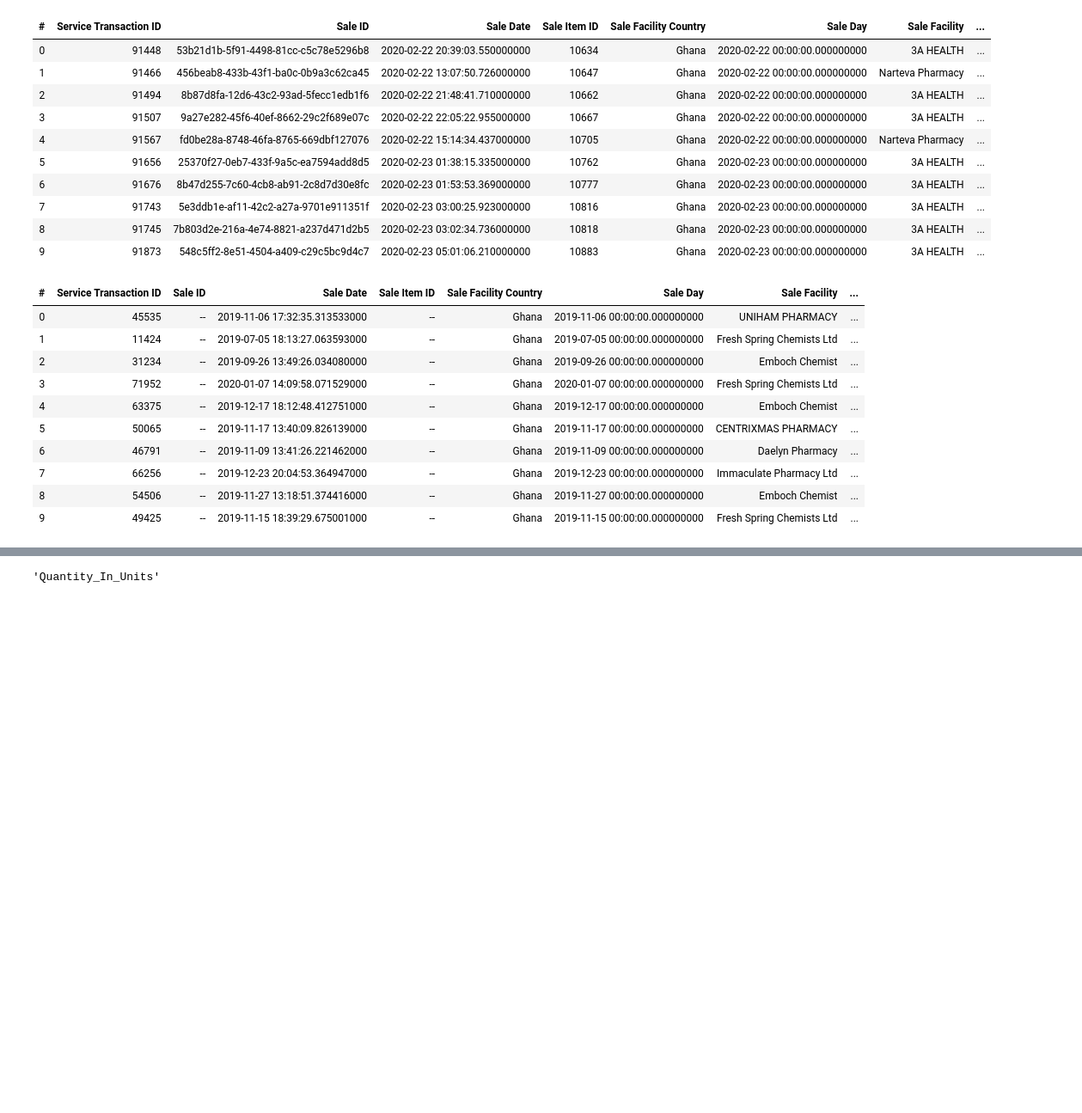
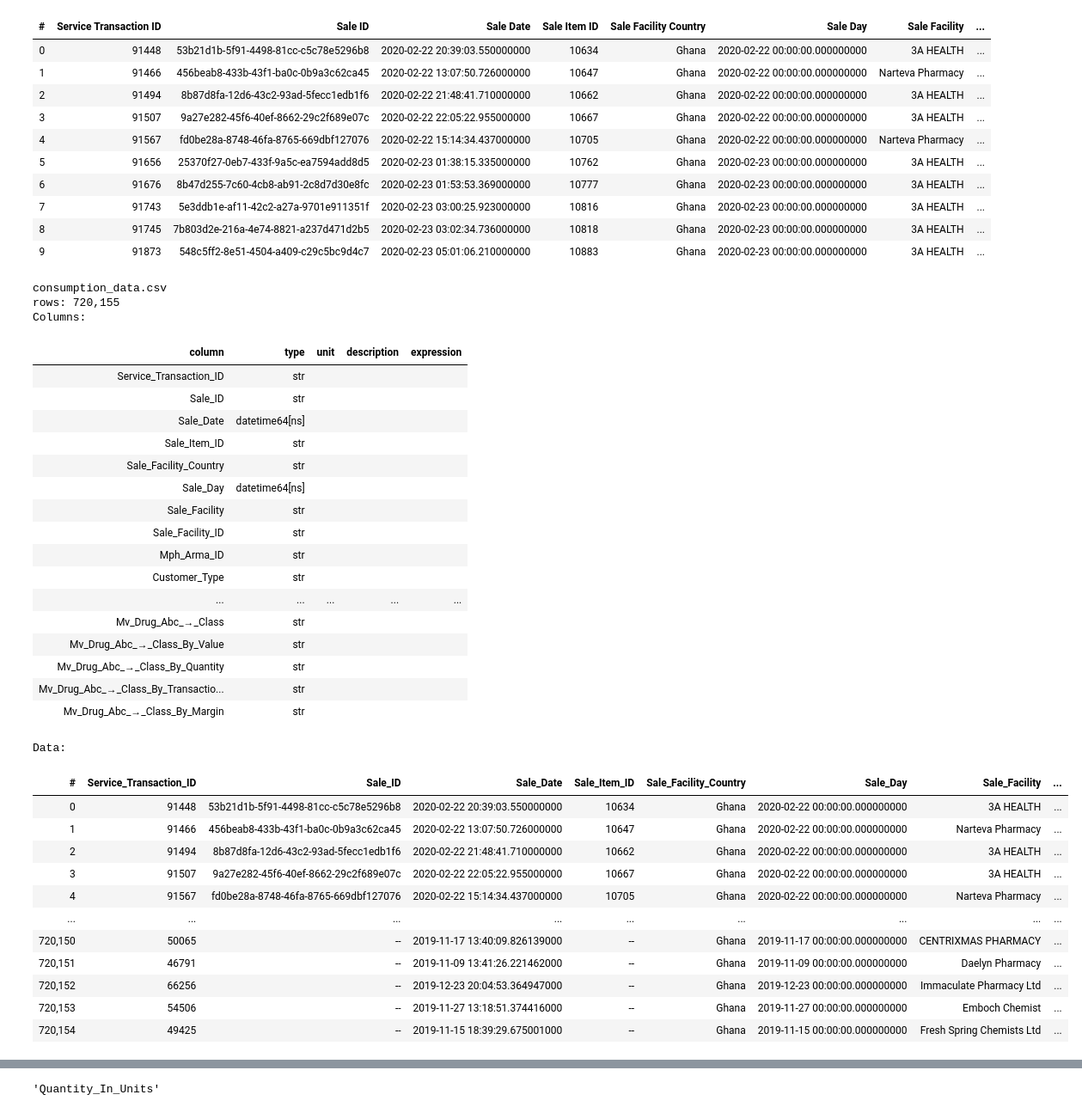
Before and after one commit to DreKwasi/time_series, a Jupyter notebook: Consumption_Data_Analysis.ipynb, the cells around one changed output, grey strips where cells are left out. Shown at 86% size. Saved outputs shown, nothing was run; the diff lists cells and outputs as text; code cells hidden in the pictures; blank space fills up the shorter version.

```diff
--- a/Consumption_Data_Analysis.ipynb
+++ b/Consumption_Data_Analysis.ipynb
@@ -116,7 +37,6 @@ Wall time: 205 ms
 # %%
 # Viewing Data
 display(data.head())
-display(data.tail())
 # %% [output]
 | # | Service Transaction ID | Sale ID | Sale Date | Sale Item ID | Sale Facility Country | Sale Day | Sale Facility | ... |
 | 0 | 91448 | 53b21d1b-5f91-4498-81cc-c5c78e5296b8 | 2020-02-22 20:39:03.550000000 | 10634 | Ghana | 2020-02-22 00:00:00.000000000 | 3A HEALTH | ... |
@@ -129,17 +49,6 @@ display(data.tail())
 | 7 | 91743 | 5e3ddb1e-af11-42c2-a27a-9701e911351f | 2020-02-23 03:00:25.923000000 | 10816 | Ghana | 2020-02-23 00:00:00.000000000 | 3A HEALTH | ... |
 | 8 | 91745 | 7b803d2e-216a-4e74-8821-a237d471d2b5 | 2020-02-23 03:02:34.736000000 | 10818 | Ghana | 2020-02-23 00:00:00.000000000 | 3A HEALTH | ... |
 | 9 | 91873 | 548c5ff2-8e51-4504-a409-c29c5bc9d4c7 | 2020-02-23 05:01:06.210000000 | 10883 | Ghana | 2020-02-23 00:00:00.000000000 | 3A HEALTH | ... |
-| # | Service Transaction ID | Sale ID | Sale Date | Sale Item ID | Sale Facility Country | Sale Day | Sale Facility | ... |
-| 0 | 45535 | -- | 2019-11-06 17:32:35.313533000 | -- | Ghana | 2019-11-06 00:00:00.000000000 | UNIHAM PHARMACY | ... |
-| 1 | 11424 | -- | 2019-07-05 18:13:27.063593000 | -- | Ghana | 2019-07-05 00:00:00.000000000 | Fresh Spring Chemists Ltd | ... |
-| 2 | 31234 | -- | 2019-09-26 13:49:26.034080000 | -- | Ghana | 2019-09-26 00:00:00.000000000 | Emboch Chemist | ... |
-| 3 | 71952 | -- | 2020-01-07 14:09:58.071529000 | -- | Ghana | 2020-01-07 00:00:00.000000000 | Fresh Spring Chemists Ltd | ... |
-| 4 | 63375 | -- | 2019-12-17 18:12:48.412751000 | -- | Ghana | 2019-12-17 00:00:00.000000000 | Emboch Chemist | ... |
-| 5 | 50065 | -- | 2019-11-17 13:40:09.826139000 | -- | Ghana | 2019-11-17 00:00:00.000000000 | CENTRIXMAS PHARMACY | ... |
-| 6 | 46791 | -- | 2019-11-09 13:41:26.221462000 | -- | Ghana | 2019-11-09 00:00:00.000000000 | Daelyn Pharmacy | ... |
-| 7 | 66256 | -- | 2019-12-23 20:04:53.364947000 | -- | Ghana | 2019-12-23 00:00:00.000000000 | Immaculate Pharmacy Ltd | ... |
-| 8 | 54506 | -- | 2019-11-27 13:18:51.374416000 | -- | Ghana | 2019-11-27 00:00:00.000000000 | Emboch Chemist | ... |
-| 9 | 49425 | -- | 2019-11-15 18:39:29.675001000 | -- | Ghana | 2019-11-15 00:00:00.000000000 | Fresh Spring Chemists Ltd | ... |
 # %%
 # Place all Column Names in a List
 col_names = data.get_column_names()
@@ -150,3 +58,39 @@ for i in col_names:
+# %%
+data.info()
+# %% [output]
+consumption_data.csv
+rows: 720,155
+Columns:
+| column | type | unit | description | expression |
+| Service_Transaction_ID | str |  |  |  |
+| Sale_ID | str |  |  |  |
+| Sale_Date | datetime64[ns] |  |  |  |
+| Sale_Item_ID | str |  |  |  |
+| Sale_Facility_Country | str |  |  |  |
+| Sale_Day | datetime64[ns] |  |  |  |
+| Sale_Facility | str |  |  |  |
+| Sale_Facility_ID | str |  |  |  |
+| Mph_Arma_ID | str |  |  |  |
+| Customer_Type | str |  |  |  |
+| ... | ... | ... | ... | ... |
+| Mv_Drug_Abc_→_Class | str |  |  |  |
+| Mv_Drug_Abc_→_Class_By_Value | str |  |  |  |
+| Mv_Drug_Abc_→_Class_By_Quantity | str |  |  |  |
+| Mv_Drug_Abc_→_Class_By_Transactio... | str |  |  |  |
+| Mv_Drug_Abc_→_Class_By_Margin | str |  |  |  |
+Data:
+| # | Service_Transaction_ID | Sale_ID | Sale_Date | Sale_Item_ID | Sale_Facility_Country | Sale_Day | Sale_Facility | ... |
+| 0 | 91448 | 53b21d1b-5f91-4498-81cc-c5c78e5296b8 | 2020-02-22 20:39:03.550000000 | 10634 | Ghana | 2020-02-22 00:00:00.000000000 | 3A HEALTH | ... |
+| 1 | 91466 | 456beab8-433b-43f1-ba0c-0b9a3c62ca45 | 2020-02-22 13:07:50.726000000 | 10647 | Ghana | 2020-02-22 00:00:00.000000000 | Narteva Pharmacy | ... |
+| 2 | 91494 | 8b87d8fa-12d6-43c2-93ad-5fecc1edb1f6 | 2020-02-22 21:48:41.710000000 | 10662 | Ghana | 2020-02-22 00:00:00.000000000 | 3A HEALTH | ... |
+| 3 | 91507 | 9a27e282-45f6-40ef-8662-29c2f689e07c | 2020-02-22 22:05:22.955000000 | 10667 | Ghana | 2020-02-22 00:00:00.000000000 | 3A HEALTH | ... |
+| 4 | 91567 | fd0be28a-8748-46fa-8765-669dbf127076 | 2020-02-22 15:14:34.437000000 | 10705 | Ghana | 2020-02-22 00:00:00.000000000 | Narteva Pharmacy | ... |
+| ... | ... | ... | ... | ... | ... | ... | ... | ... |
+| 720,150 | 50065 | -- | 2019-11-17 13:40:09.826139000 | -- | Ghana | 2019-11-17 00:00:00.000000000 | CENTRIXMAS PHARMACY | ... |
+| 720,151 | 46791 | -- | 2019-11-09 13:41:26.221462000 | -- | Ghana | 2019-11-09 00:00:00.000000000 | Daelyn Pharmacy | ... |
+| 720,152 | 66256 | -- | 2019-12-23 20:04:53.364947000 | -- | Ghana | 2019-12-23 00:00:00.000000000 | Immaculate Pharmacy Ltd | ... |
+| 720,153 | 54506 | -- | 2019-11-27 13:18:51.374416000 | -- | Ghana | 2019-11-27 00:00:00.000000000 | Emboch Chemist | ... |
+| 720,154 | 49425 | -- | 2019-11-15 18:39:29.675001000 | -- | Ghana | 2019-11-15 00:00:00.000000000 | Fresh Spring Chemists Ltd | ... |
 # %%
 col_names = data.get_column_names()
 
```
Also changed, not shown: parts of 36 cells of this notebook, 2 other files.
